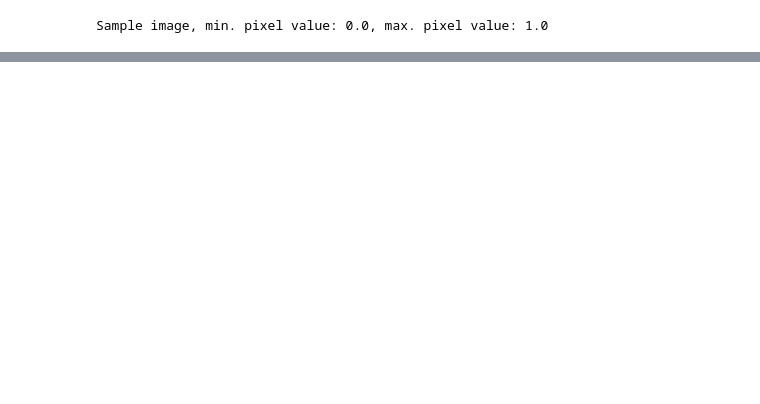
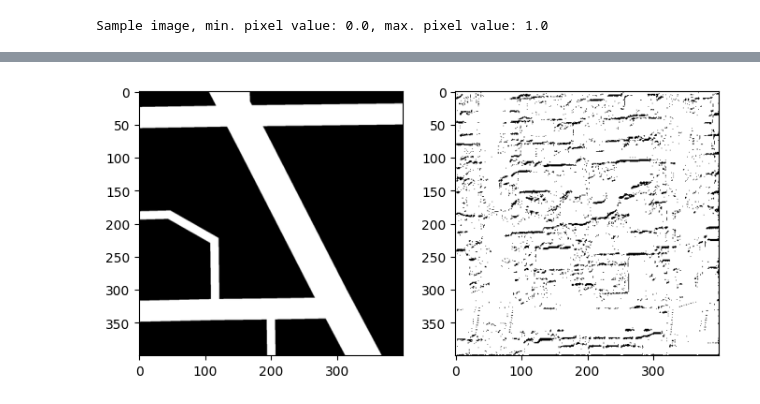
Before and after one commit to jinyangp/road_segmentation, a Jupyter notebook: attention_unet/train.ipynb, the cells around one changed output, grey strips where cells are left out. Cells and saved outputs as stored; diff of their text form; code cells hidden in the pictures; blank space fills up the shorter version.

```diff
--- a/attention_unet/train.ipynb
+++ b/attention_unet/train.ipynb
@@ -135,0 +177,18 @@ Sample image, min. pixel value: 0.0, max. pixel value: 1.0
+# %%
+sample_img = train_imgs_ds.take(1)
+sample_gt = train_gt_ds.take(1)
+# %%
+sample_output = None
+
+for img in sample_img:
+    sample_output = cbam_unet_model(img)
+# %%
+sample_gt_ = None
+
+for gt in sample_gt:
+    sample_gt_ = gt
+# %%
+# Visualise predicted segmentation map and ground truth
+concatenate_seg_maps(sample_gt_.numpy()[0], sample_output.numpy()[0])
+# %% [output]
+[figure, added]
```
Also changed, not shown: parts of 7 cells of this notebook, 3 other files.
